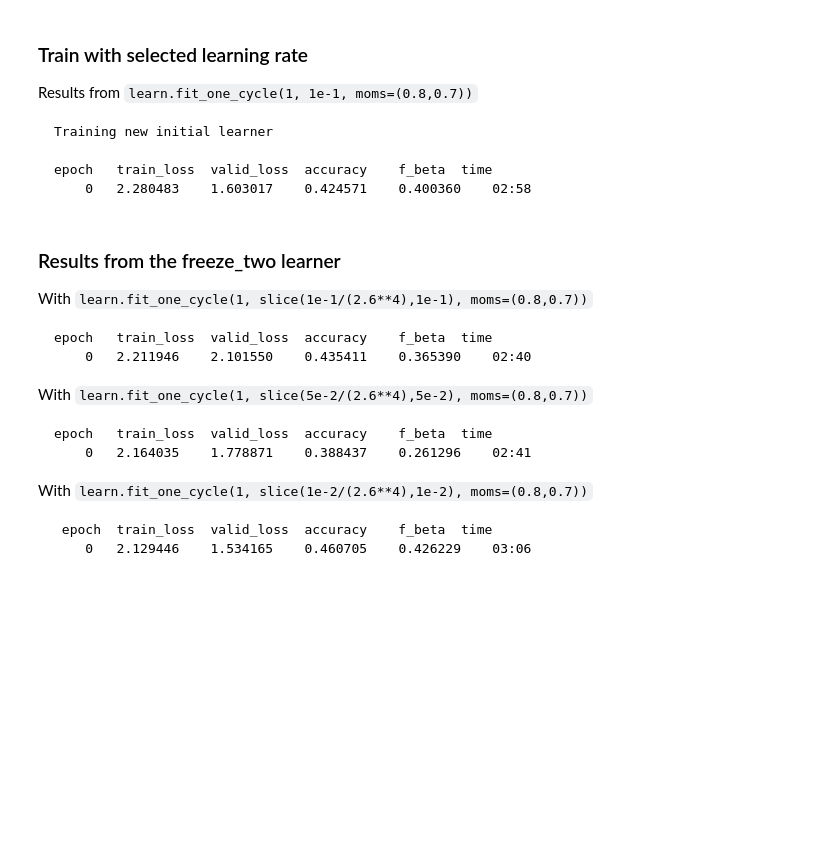
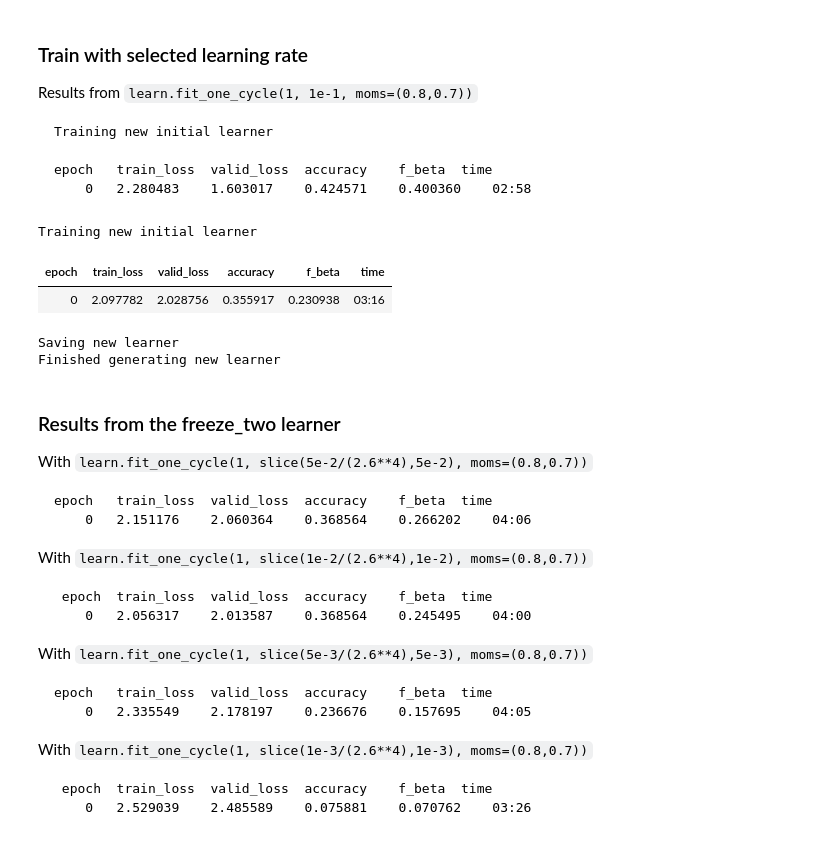
Before and after one commit to magic-lantern/nlp-transfer-learning, a Jupyter notebook: sourcecode/mimic_nlp_classifier_los.ipynb, the cells around one changed output. Saved outputs shown, nothing was run; the diff lists cells and outputs as text; code cells hidden in the pictures; blank space fills up the shorter version.

Commit message:
Saving results from additional runs

```diff
--- a/sourcecode/mimic_nlp_classifier_los.ipynb
+++ b/sourcecode/mimic_nlp_classifier_los.ipynb
@@ -586,34 +593,45 @@ Results from `learn.fit_one_cycle(1, 1e-1, moms=(0.8,0.7))`
 # %%
 if os.path.isfile(str(init_model_file) + '.pth'):
     learn.load(init_model_file)
-    learn.load_encoder(enc_file)
     print('loaded initial learner')
 else:
     print('Training new initial learner')
-    learn.fit_one_cycle(1, 1e-1, moms=(0.8,0.7),
+    learn.fit_one_cycle(1, 5e-2, moms=(0.8,0.7),
                        callbacks=[
                            callbacks.CSVLogger(learn, filename=training_history_file, append=True)
                        ])
     print('Saving new learner')
     learn.save(init_model_file)
     print('Finished generating new learner')
+# %% [output]
+Training new initial learner
+| epoch | train_loss | valid_loss | accuracy | f_beta | time |
+| 0 | 2.097782 | 2.028756 | 0.355917 | 0.230938 | 03:16 |
+Saving new learner
+Finished generating new learner
 # %% [markdown]
 ### Results from the freeze_two learner
 
-With `learn.fit_one_cycle(1, slice(1e-1/(2.6**4),1e-1), moms=(0.8,0.7))`
-
-    epoch 	train_loss 	valid_loss 	accuracy 	f_beta 	time
-        0 	2.211946 	2.101550 	0.435411 	0.365390 	02:40
 
 With `learn.fit_one_cycle(1, slice(5e-2/(2.6**4),5e-2), moms=(0.8,0.7))`
 
     epoch 	train_loss 	valid_loss 	accuracy 	f_beta 	time
-        0 	2.164035 	1.778871 	0.388437 	0.261296 	02:41
+        0	2.151176	2.060364	0.368564	0.266202	04:06
 
 With `learn.fit_one_cycle(1, slice(1e-2/(2.6**4),1e-2), moms=(0.8,0.7))`
 
      epoch 	train_loss 	valid_loss 	accuracy 	f_beta 	time
-        0 	2.129446 	1.534165 	0.460705 	0.426229 	03:06
+        0	2.056317	2.013587	0.368564	0.245495	04:00
+
+With `learn.fit_one_cycle(1, slice(5e-3/(2.6**4),5e-3), moms=(0.8,0.7))`
+
+    epoch	train_loss	valid_loss	accuracy	f_beta	time
+        0	2.335549	2.178197	0.236676	0.157695	04:05
+
+With `learn.fit_one_cycle(1, slice(1e-3/(2.6**4),1e-3), moms=(0.8,0.7))`
+
+     epoch 	train_loss 	valid_loss 	accuracy 	f_beta 	time
+        0	2.529039	2.485589	0.075881	0.070762	03:26
 # %%
 if os.path.isfile(str(freeze_two) + '.pth'):
     learn.load(freeze_two)
```
Also changed, not shown: parts of 14 cells of this notebook, 3 other files.
